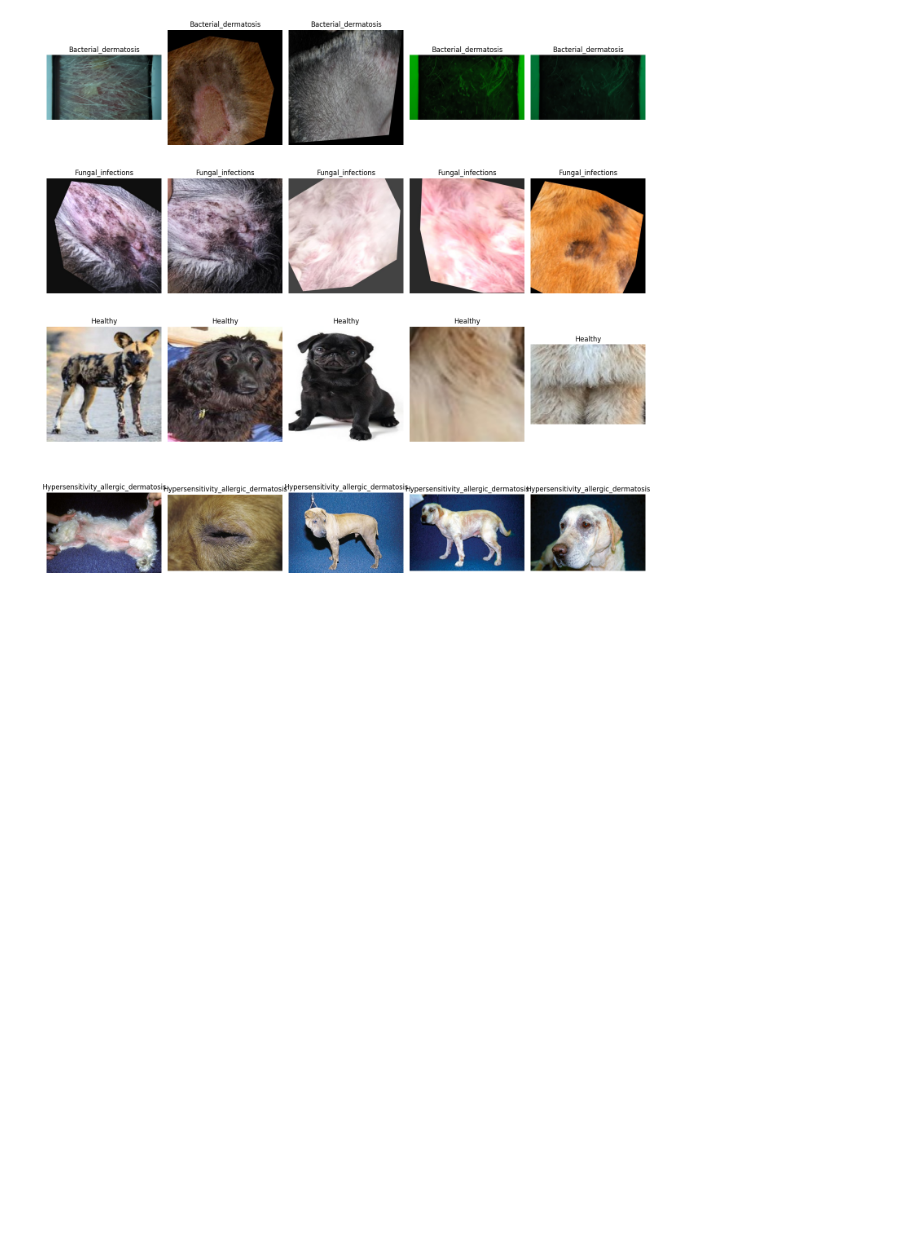
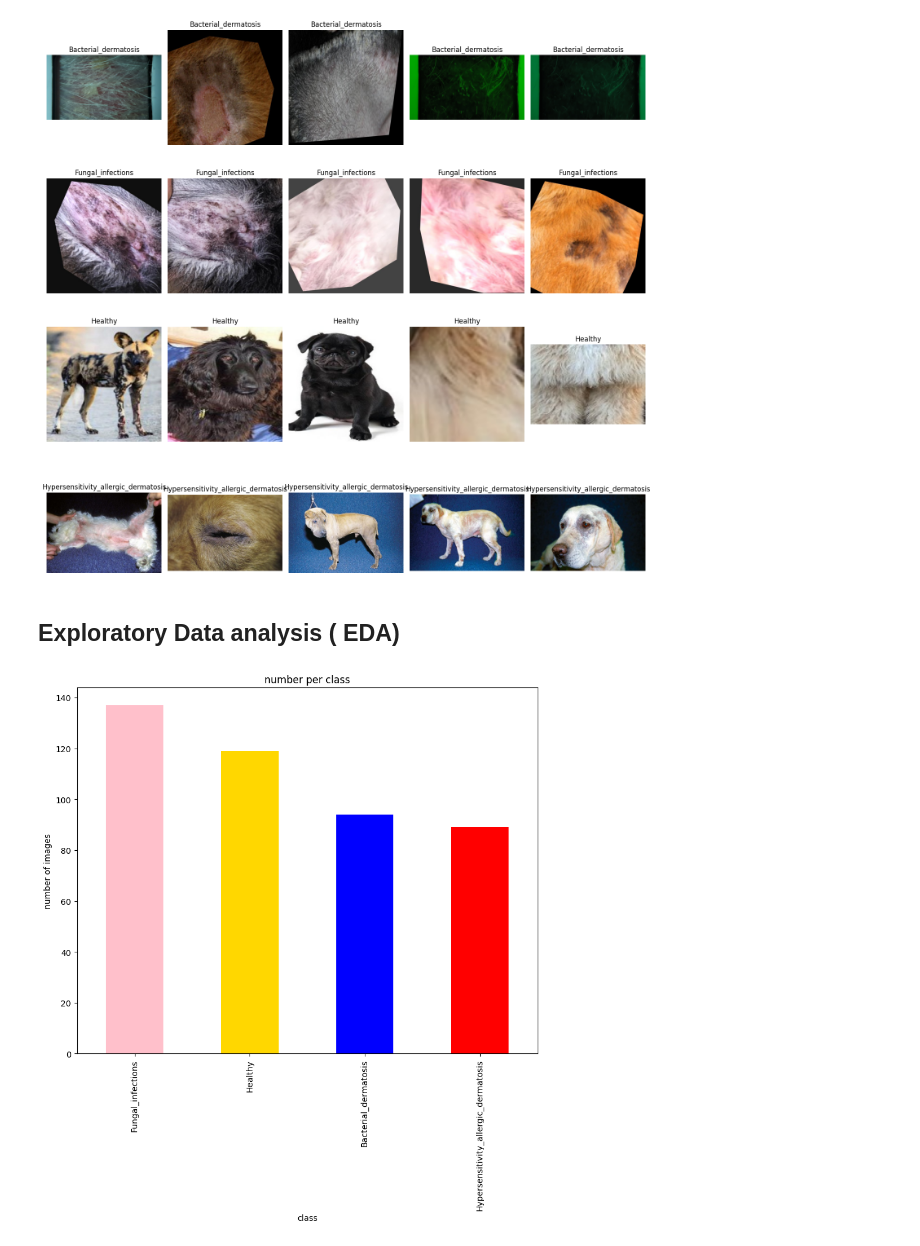
Before and after one commit to Ezenwaikedi1/deep-learning-based-image-analysis-for-early-detection-of-skin-diseases-in-dogs, a Jupyter notebook: dog_disease_detection_.ipynb, the cells around one changed output. Drawn from its saved outputs; the diff is of its cells as text; code cells hidden in the pictures; blank space fills up the shorter version.

Commit message:
exploratory data analysis of the dataset

```diff
--- a/dog_disease_detection_.ipynb
+++ b/dog_disease_detection_.ipynb
@@ -81,3 +81,37 @@ plt.tight_layout()
 plt.show() ## allows printing of images
 # %% [output]
 [figure]
+# %% [markdown]
+## Exploratory Data analysis ( EDA)
+# %%
+## list  and store image path and their corresponding classes
+images_path =[]
+images_classes=[]
+
+## iterate through each folders and collect images path
+for folder in folders:
+  folder_path= os.path.join(base_dir, folder)
+  for filename in os.listdir(folder_path):
+
+   if filename.endswith(('.png','.jpg','.jpeg')):
+    ## give access to any of this file that ends with jpeg, jpg, png
+    images_path.append(os.path.join(folder_path, filename))
+    images_classes.append(folder)
+
+## creating a dataframe
+df_images= pd.DataFrame({
+      'image_path': images_path,
+      'class':images_classes
+  })
+
+## visualization of bar chart
+
+colors= ['pink','gold','blue','red']
+plt.figure (figsize=(10,8))
+df_images['class'].value_counts().plot(kind='bar',color=colors)
+plt.title('number per class')
+plt.xlabel('class')
+plt.ylabel('number of images')
+plt.show()
+# %% [output]
+[figure, added]
```
Also changed, not shown: parts of 1 cell of this notebook.
